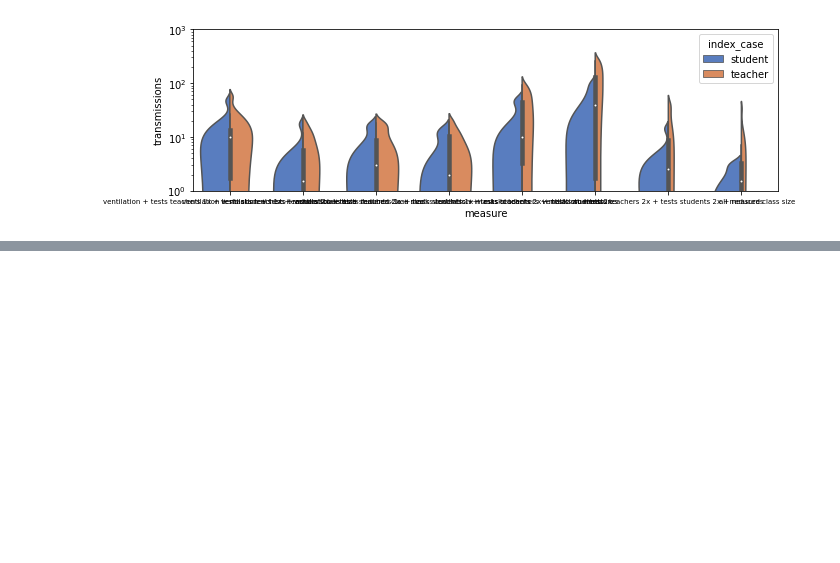
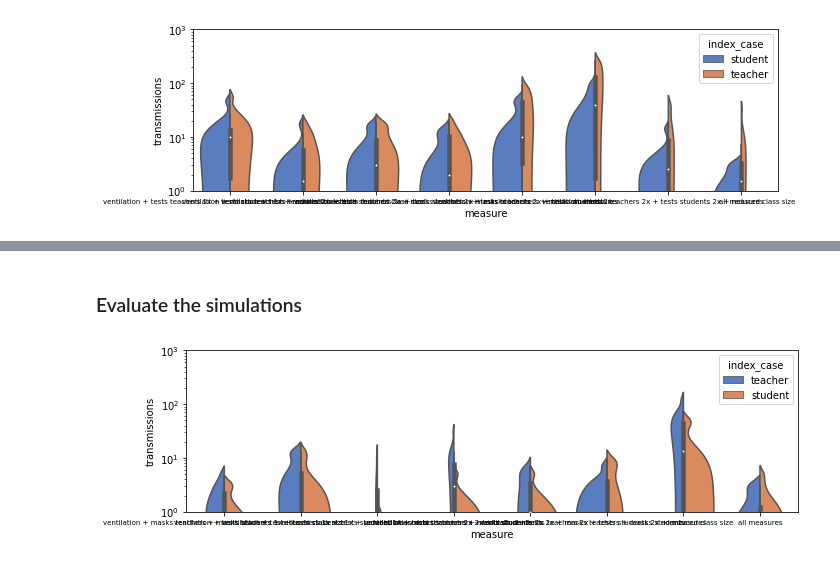
Before and after one commit to JanaLasser/school_SEIRX, a Jupyter notebook: code/sensitivity_analysis/sensitivity_analysis_data_creation.ipynb, the cells around one changed output, grey strips where cells are left out. Cells and saved outputs as stored; diff of their text form; code cells hidden in the pictures; blank space fills up the shorter version.

Commit message:
added superposition of worst case and vaccination state

```diff
--- a/code/sensitivity_analysis/sensitivity_analysis_data_creation.ipynb
+++ b/code/sensitivity_analysis/sensitivity_analysis_data_creation.ipynb
@@ -1121,0 +1257,21 @@ fig.tight_layout()
+# %% [markdown]
+### Evaluate the simulations
+# %%
+dst = '../../data/sensitivity_analysis/simulation_results/worst_case_and_vaccinations'
+results = pd.read_csv(join(dst, 'worst_case_and_vaccinations_{}.csv'.format(N_runs)))
+results['student_screen_interval'] = results['student_screen_interval']\
+    .replace({np.nan:'never'})
+results['teacher_screen_interval'] = results['teacher_screen_interval']\
+    .replace({np.nan:'never'})
+dcf.set_measure_packages_worst_case(results)
+# %%
+fig, ax = plt.subplots(figsize=(10, 3))
+
+sns.violinplot(x="measure", y="transmissions", hue="index_case",
+               data=results, palette="muted", split=True, ax=ax)
+ax.tick_params(axis='x', labelsize=7)
+ax.set_yscale('log')
+ax.set_ylim(1, 1000)
+fig.tight_layout()
+# %% [output]
+[figure, added]
```
Also changed, not shown: parts of 9 cells of this notebook, 2 other files.
